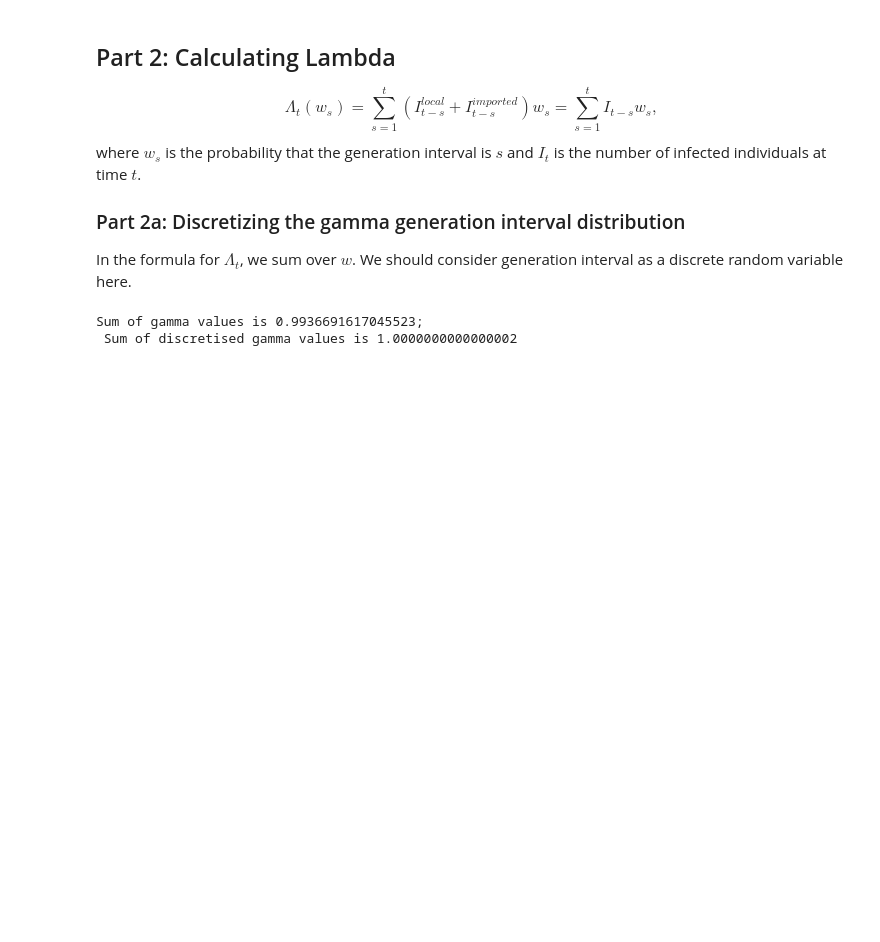
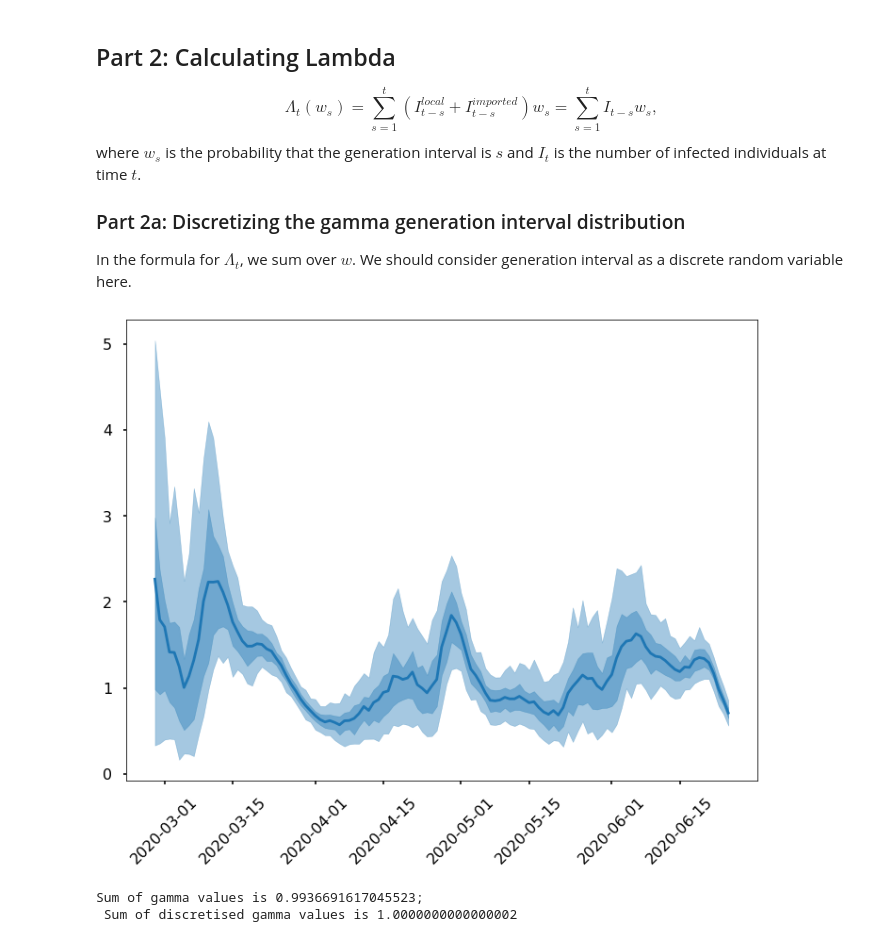
Before and after one commit to tdennisliu/covid19-forecasting-aus, a Jupyter notebook: model/Reff_estimator.ipynb, the cells around one changed output. Drawn from its saved outputs; the diff is of its cells as text; code cells hidden in the pictures; blank space fills up the shorter version.

Commit message:
first test of Reff estimator

```diff
--- a/model/Reff_estimator.ipynb
+++ b/model/Reff_estimator.ipynb
@@ -225,3 +270,19 @@ In the formula for $\Lambda_t$, we sum over $w$. We should consider generation i
+# %%
+#test run on a state
+
+df_VIC = df_inc_zeros.xs(('VIC','local'),level=('STATE','SOURCE'))
+lambda_VIC = generate_lambda(df_VIC.values )
+
+
+a,b,R = Reff_from_case(df_VIC.values,lambda_VIC,prior_a=1, prior_b=2)
+
+R_summary = generate_summary(R)
+
+plot_Reff(R_summary, dates= df_VIC.index.values[27:])
+
+plt.show()
+# %% [output]
+[figure, added]
 # %%
 #Define gamma distribution for generation interval
 mean_gen = 2.5
```
Also changed, not shown: parts of 4 cells of this notebook.
